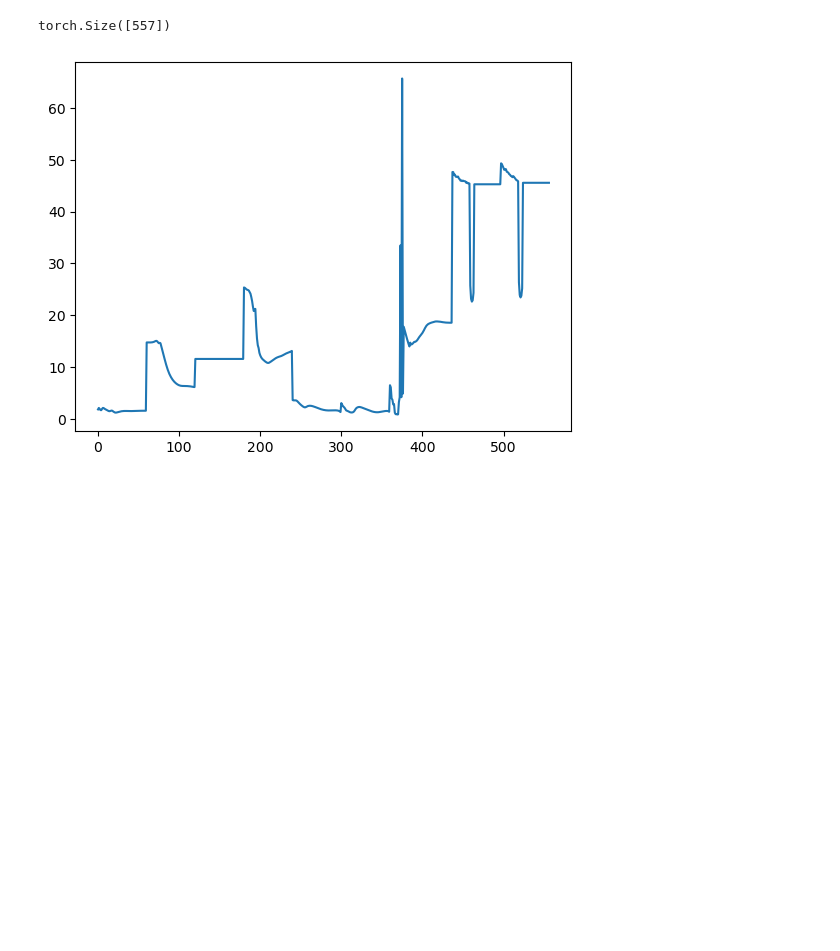
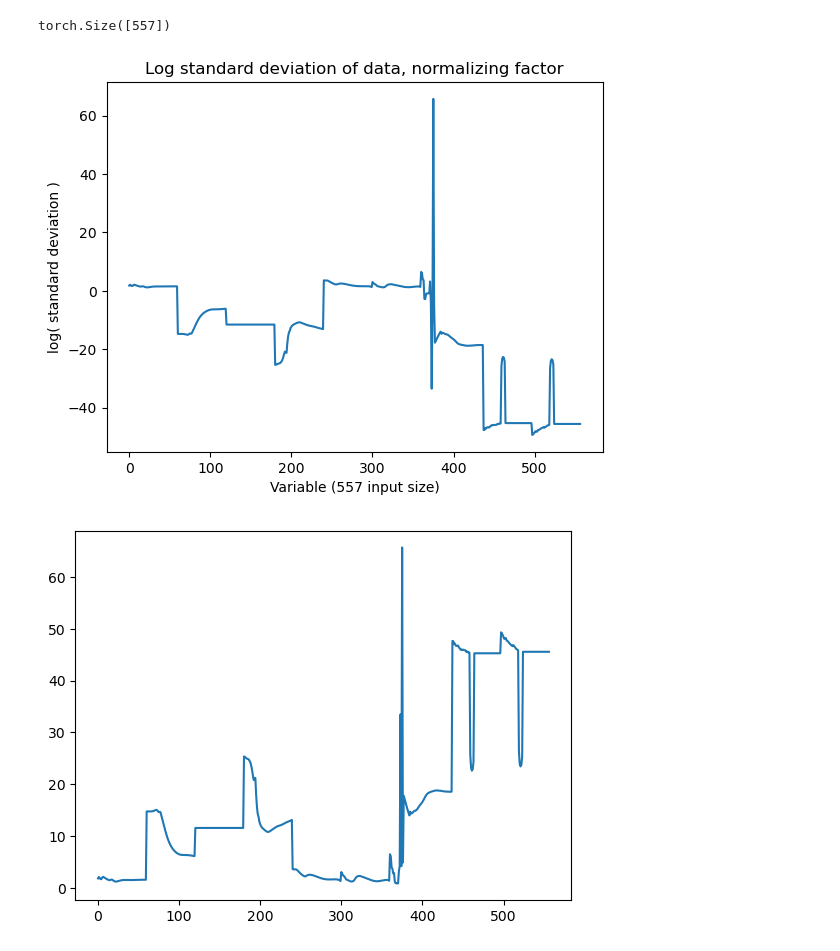
Before and after one commit to SammyAgrawal/diffusion-climsim, a Jupyter notebook: Notebooks/Processing_ClimSim.ipynb, the cells around one changed output. Drawn from its saved outputs; the diff is of its cells as text; code cells hidden in the pictures; blank space fills up the shorter version.

```diff
--- a/Notebooks/Processing_ClimSim.ipynb
+++ b/Notebooks/Processing_ClimSim.ipynb
@@ -821,6 +898,14 @@ Attributes: (0)
 ds.xm.shape
 # %% [output]
 torch.Size([557])
+# %%
+plt.plot(np.log(ds.xs.data))
+plt.title("Log standard deviation of data, normalizing factor")
+plt.xlabel("Variable (557 input size)")
+plt.ylabel("log( standard deviation )")
+plt.show()
+# %% [output]
+[figure, added]
 # %%
 plt.plot(np.abs(np.log(ds.xs.data)))
 plt.show()
```
Also changed, not shown: parts of 7 cells of this notebook, 7 other files.
